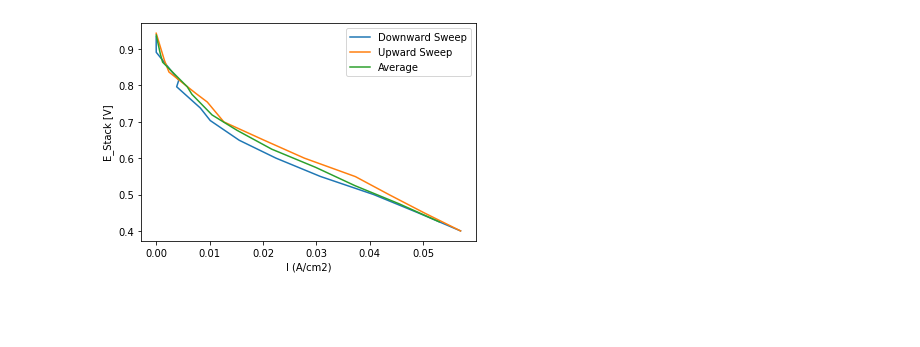
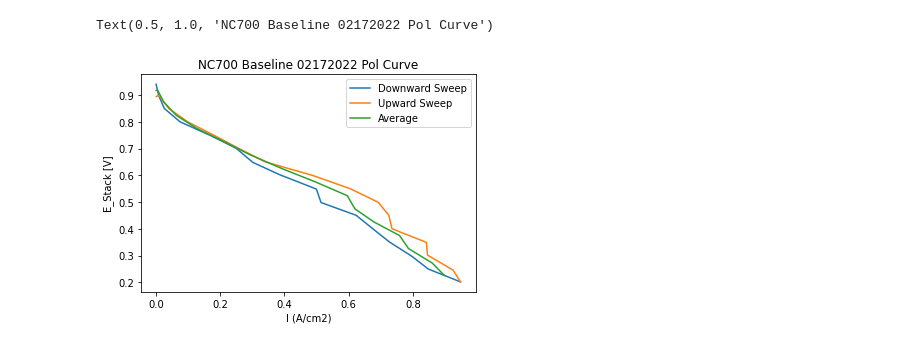
Before and after one commit to shankutagulla/FuelCellScripts, a Jupyter notebook: Pol Curve Plots.ipynb, the cells around one changed output. Saved outputs shown, nothing was run; the diff lists cells and outputs as text; code cells hidden in the pictures; blank space fills up the shorter version.

```diff
--- a/Pol Curve Plots.ipynb
+++ b/Pol Curve Plots.ipynb
@@ -12,9 +13,10 @@ import scipy
 # %%
 AREA=25; #area of MEA in cm2
+title="NC700 Baseline 02172022 Pol Curve"
 # %%
 #administrative stuff: read in data and index
-filename="/Users/shanmukhkutagulla/My Drive/Fuel Cell Docs/Polarization-12-17-21.fcd"
-data=pd.read_csv(filename, skiprows=47, delimiter="\t", usecols=["E_Stack (V)","I (A)"])
+filename="/Users/shanmukhkutagulla/My Drive/Fuel Cell Docs/Bare Nafion Control Baselines/Nafion bare 02172022/NC700_Baseline_02172022_PolCurve.fcd"
+data=pd.read_csv(filename, skiprows=49, delimiter="\t", usecols=["E_Stack (V)","I (A)"])
 data=data.drop(0,axis=0).reindex()
 # %%
 #Normalize data for area of cell and determine the turnpoint in dataset of voltage
@@ -36,10 +38,12 @@ average_pol=((downwards_pol+upwards_pol)/2).dropna()
 # %%
 #plot and label graph
 down_line=plt.plot(downwards_pol["I (A/cm2)"],downwards_pol["E_Stack (V)"])
 up_line=plt.plot(upwards_pol["I (A/cm2)"],upwards_pol["E_Stack (V)"])
 average_line=plt.plot(average_pol["I (A/cm2)"],average_pol["E_Stack (V)"])
 plt.legend(['Downward Sweep','Upward Sweep', 'Average']);
 plt.xlabel("I (A/cm2)");
 plt.ylabel("E_Stack [V]");
+plt.title(title)
 # %% [output]
+Text(0.5, 1.0, 'NC700 Baseline 02172022 Pol Curve')
-[figure, old version]
+[figure, new version]
```
Also changed, not shown: parts of 3 cells of this notebook, 1 other file.
